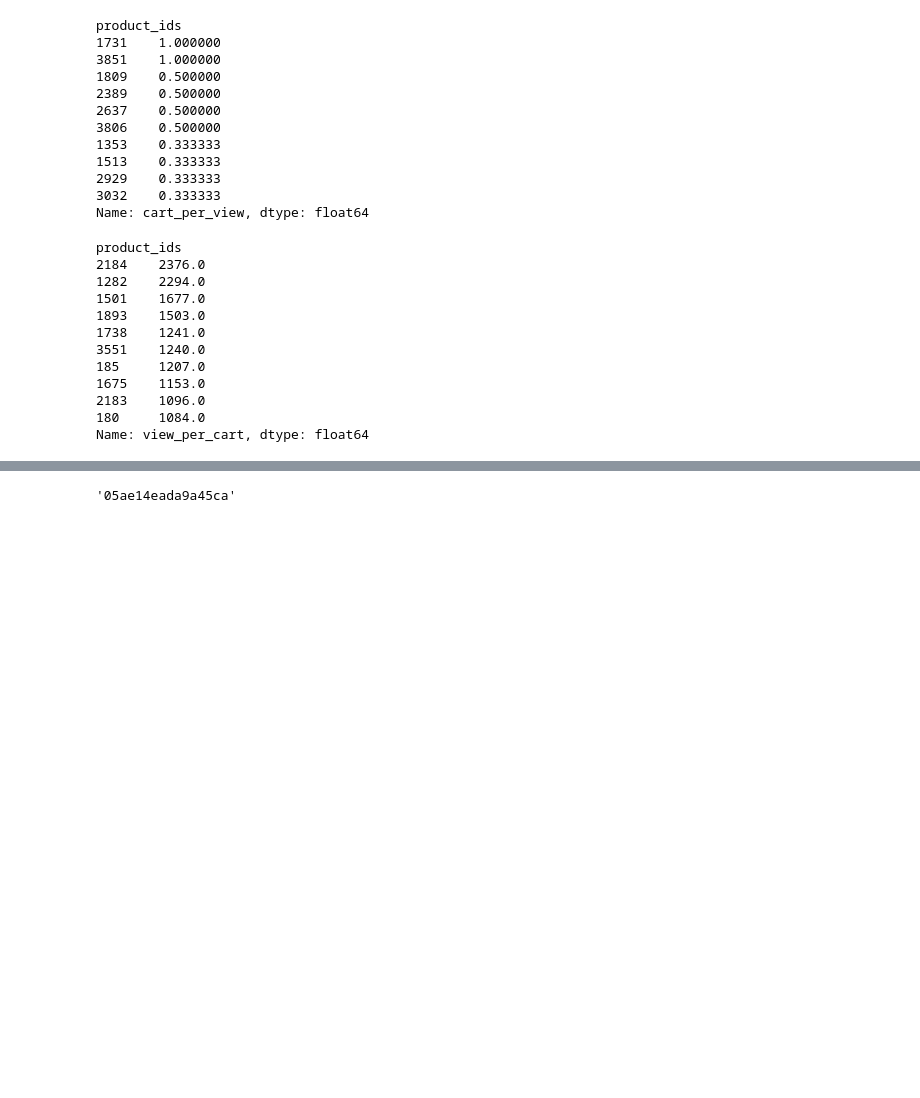
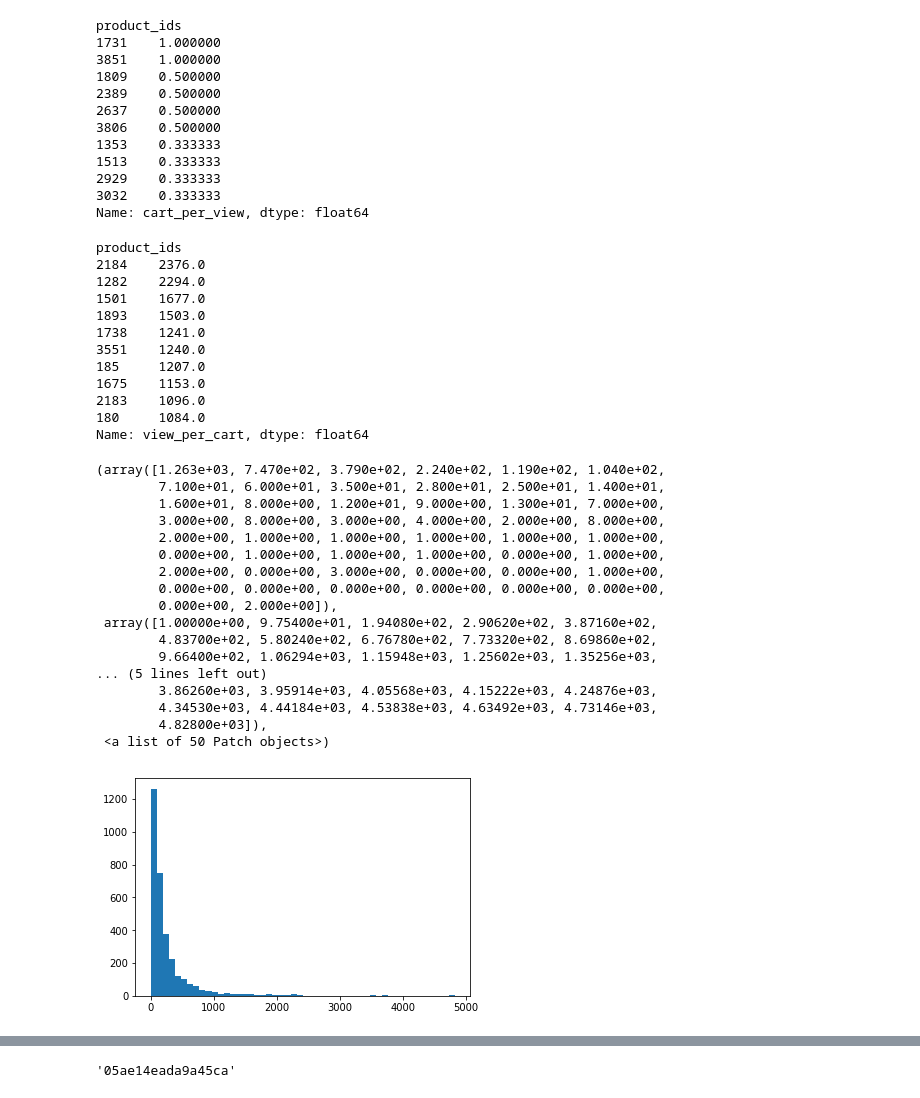
Before and after one commit to smortezahashemi/Ezako, a Jupyter notebook: Ezako Case Study.ipynb, the cells around one changed output, grey strips where cells are left out. Cells and saved outputs as stored; diff of their text form; code cells hidden in the pictures; blank space fills up the shorter version.

```diff
--- a/Ezako Case Study.ipynb
+++ b/Ezako Case Study.ipynb
@@ -210,0 +213,23 @@ Name: view_per_cart, dtype: float64
+# %%
+productFreq = views['product_id'].value_counts()
+# %%
+plt.hist(productFreq, bins=50)
+# %% [output]
+(array([1.263e+03, 7.470e+02, 3.790e+02, 2.240e+02, 1.190e+02, 1.040e+02,
+        7.100e+01, 6.000e+01, 3.500e+01, 2.800e+01, 2.500e+01, 1.400e+01,
+        1.600e+01, 8.000e+00, 1.200e+01, 9.000e+00, 1.300e+01, 7.000e+00,
+        3.000e+00, 8.000e+00, 3.000e+00, 4.000e+00, 2.000e+00, 8.000e+00,
+        2.000e+00, 1.000e+00, 1.000e+00, 1.000e+00, 1.000e+00, 1.000e+00,
+        0.000e+00, 1.000e+00, 1.000e+00, 1.000e+00, 0.000e+00, 1.000e+00,
+        2.000e+00, 0.000e+00, 3.000e+00, 0.000e+00, 0.000e+00, 1.000e+00,
+        0.000e+00, 0.000e+00, 0.000e+00, 0.000e+00, 0.000e+00, 0.000e+00,
+        0.000e+00, 2.000e+00]),
+ array([1.00000e+00, 9.75400e+01, 1.94080e+02, 2.90620e+02, 3.87160e+02,
+        4.83700e+02, 5.80240e+02, 6.76780e+02, 7.73320e+02, 8.69860e+02,
+        9.66400e+02, 1.06294e+03, 1.15948e+03, 1.25602e+03, 1.35256e+03,
+... (5 lines left out)
+        3.86260e+03, 3.95914e+03, 4.05568e+03, 4.15222e+03, 4.24876e+03,
+        4.34530e+03, 4.44184e+03, 4.53838e+03, 4.63492e+03, 4.73146e+03,
+        4.82800e+03]),
+ <a list of 50 Patch objects>)
+[figure, added]
```
Also changed, not shown: parts of 3 cells of this notebook.
